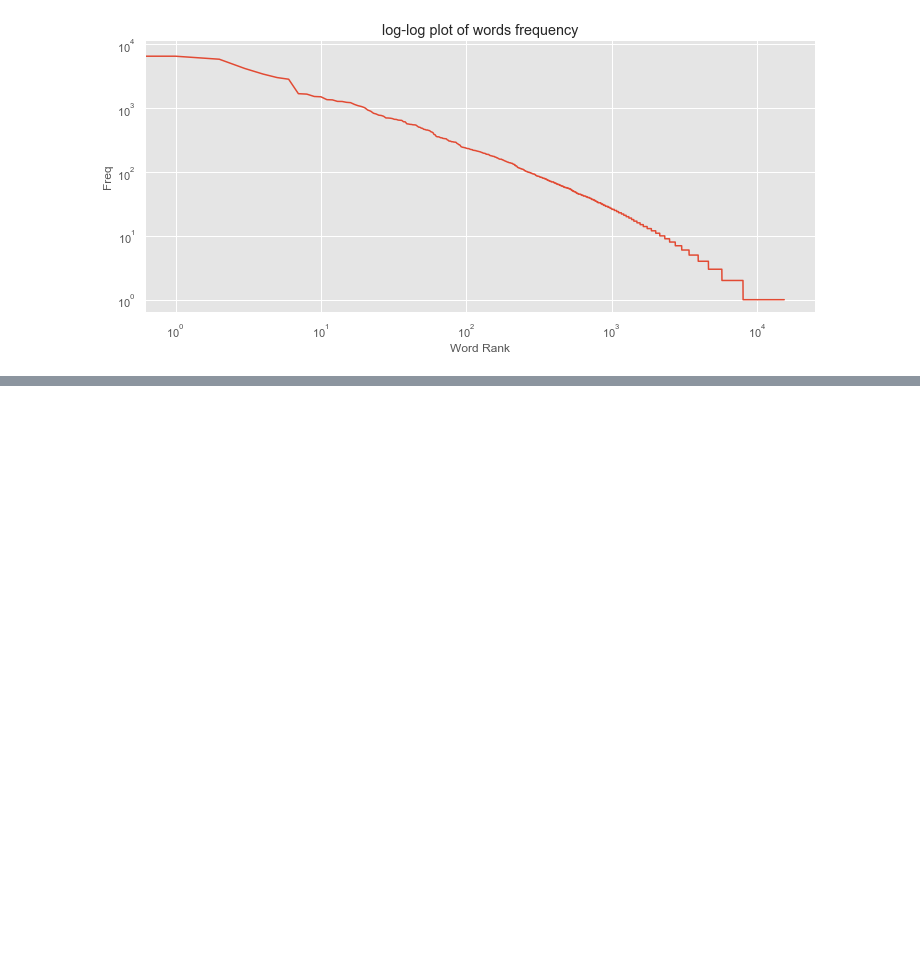
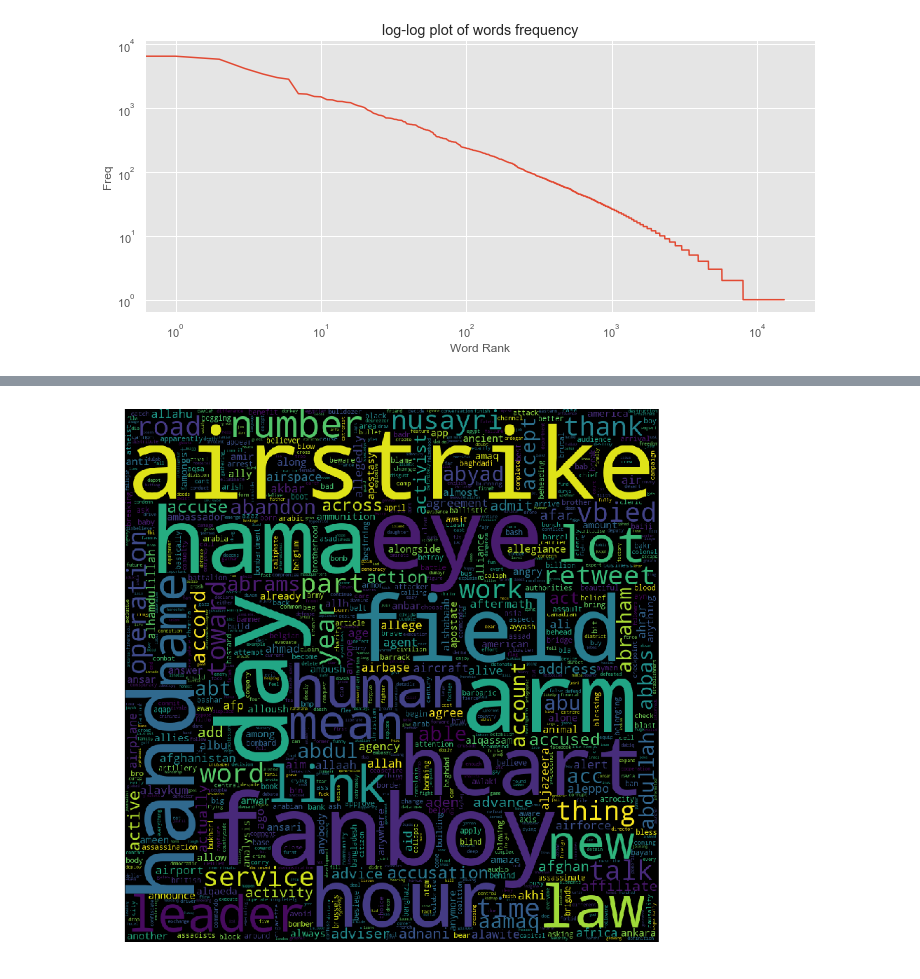
Before and after one commit to zeyuuu/Project, a Jupyter notebook: descriptives_text_18052019.ipynb, the cells around one changed output, grey strips where cells are left out. Drawn from its saved outputs; the diff is of its cells as text; code cells hidden in the pictures; blank space fills up the shorter version.

```diff
--- a/descriptives_text_18052019.ipynb
+++ b/descriptives_text_18052019.ipynb
@@ -92,0 +166,16 @@ Text(0.5, 1.0, 'log-log plot of words frequency')
+# %%
+# Wordcloud using TF-IDF score: which words are particluarily important for each tweet? - STYLE 1
+all_words = [item for sublist in df.tokens for item in sublist]
+
+vec = TfidfVectorizer()
+tfv = vec.fit_transform(all_words)
+
+terms = vec.get_feature_names()
+wc = WordCloud(height=1000, width=1000, max_words=1000).generate(" ".join(terms))
+
+plt.figure(figsize=(17, 14))
+plt.imshow(wc)
+plt.axis("off")
+plt.show()
+# %% [output]
+[figure, added]
```
Also changed, not shown: parts of 18 cells of this notebook.
